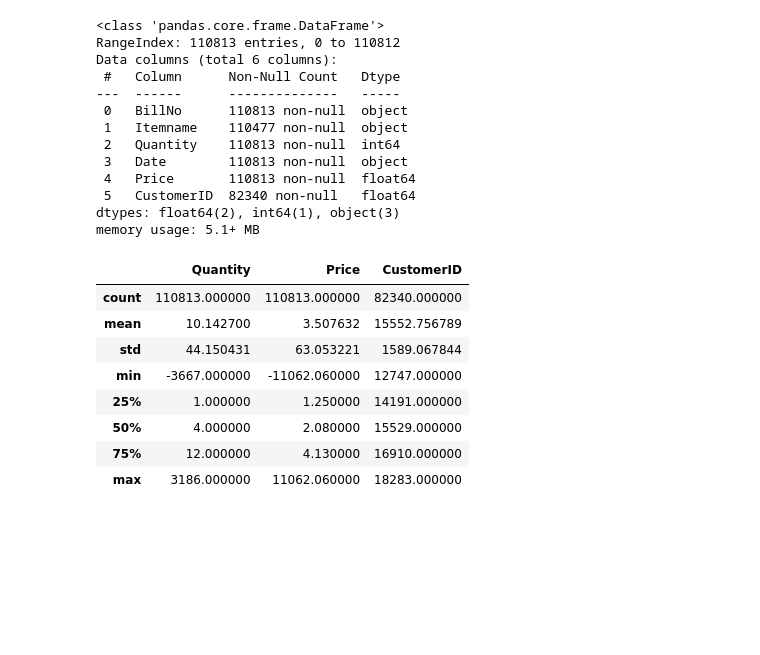
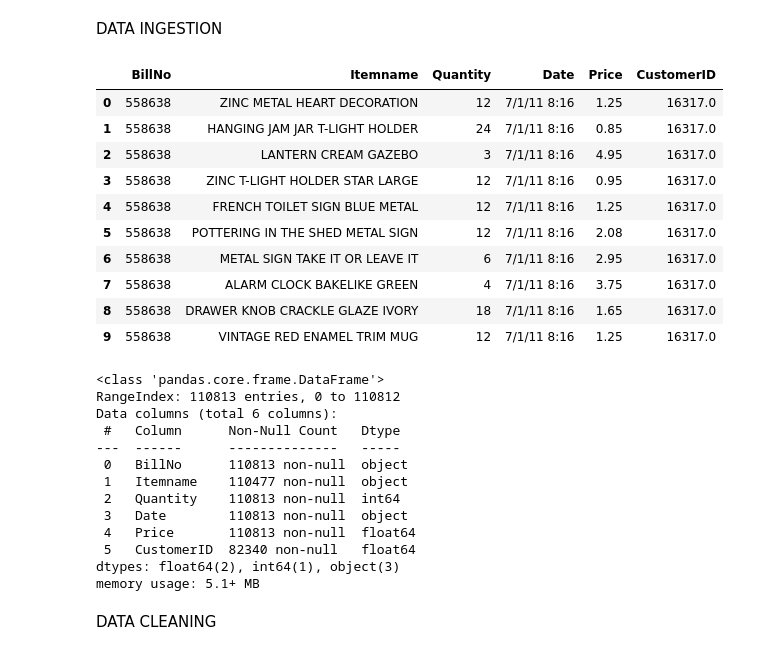
Before and after one commit to Kishor-Alagappan/Retail-Insights-Engine, a Jupyter notebook: main.ipynb, the cells around one changed output. Drawn from its saved outputs; the diff is of its cells as text; code cells hidden in the pictures; blank space fills up the shorter version.

```diff
--- a/main.ipynb
+++ b/main.ipynb
@@ -14,28 +0,0 @@ df.head()
-# %%
-df.info()
-# %% [output]
-<class 'pandas.core.frame.DataFrame'>
-RangeIndex: 110813 entries, 0 to 110812
-Data columns (total 6 columns):
- #   Column      Non-Null Count   Dtype
----  ------      --------------   -----
- 0   BillNo      110813 non-null  object
- 1   Itemname    110477 non-null  object
- 2   Quantity    110813 non-null  int64
- 3   Date        110813 non-null  object
- 4   Price       110813 non-null  float64
- 5   CustomerID  82340 non-null   float64
-dtypes: float64(2), int64(1), object(3)
-memory usage: 5.1+ MB
-# %%
-df.describe()
-# %% [output]
-|  | Quantity | Price | CustomerID |
-| count | 110813.000000 | 110813.000000 | 82340.000000 |
-| mean | 10.142700 | 3.507632 | 15552.756789 |
-| std | 44.150431 | 63.053221 | 1589.067844 |
-| min | -3667.000000 | -11062.060000 | 12747.000000 |
-| 25% | 1.000000 | 1.250000 | 14191.000000 |
-| 50% | 4.000000 | 2.080000 | 15529.000000 |
-| 75% | 12.000000 | 4.130000 | 16910.000000 |
-| max | 3186.000000 | 11062.060000 | 18283.000000 |
@@ -41,0 +12,39 @@ df.describe()
+# %% [markdown]
+DATA INGESTION
+# %%
+# Read the CSV file named "data.csv" into a Pandas dataframe and assign it to the variable 'df'
+df = pd.read_csv("data.csv")
+
+# Display the first 10 rows of the dataframe to provide an initial view of the data
+df.head(10)
+# %% [output]
+|  | BillNo | Itemname | Quantity | Date | Price | CustomerID |
+| 0 | 558638 | ZINC METAL HEART DECORATION | 12 | 7/1/11 8:16 | 1.25 | 16317.0 |
+| 1 | 558638 | HANGING JAM JAR T-LIGHT HOLDER | 24 | 7/1/11 8:16 | 0.85 | 16317.0 |
+| 2 | 558638 | LANTERN CREAM GAZEBO | 3 | 7/1/11 8:16 | 4.95 | 16317.0 |
+| 3 | 558638 | ZINC T-LIGHT HOLDER STAR LARGE | 12 | 7/1/11 8:16 | 0.95 | 16317.0 |
+| 4 | 558638 | FRENCH TOILET SIGN BLUE METAL | 12 | 7/1/11 8:16 | 1.25 | 16317.0 |
+| 5 | 558638 | POTTERING IN THE SHED METAL SIGN | 12 | 7/1/11 8:16 | 2.08 | 16317.0 |
+| 6 | 558638 | METAL SIGN TAKE IT OR LEAVE IT | 6 | 7/1/11 8:16 | 2.95 | 16317.0 |
+| 7 | 558638 | ALARM CLOCK BAKELIKE GREEN | 4 | 7/1/11 8:16 | 3.75 | 16317.0 |
+| 8 | 558638 | DRAWER KNOB CRACKLE GLAZE IVORY | 18 | 7/1/11 8:16 | 1.65 | 16317.0 |
+| 9 | 558638 | VINTAGE RED ENAMEL TRIM MUG | 12 | 7/1/11 8:16 | 1.25 | 16317.0 |
+# %%
+# Display information about the dataframe 'df'
+df.info()
+# %% [output]
+<class 'pandas.core.frame.DataFrame'>
+RangeIndex: 110813 entries, 0 to 110812
+Data columns (total 6 columns):
+ #   Column      Non-Null Count   Dtype
+---  ------      --------------   -----
+ 0   BillNo      110813 non-null  object
+ 1   Itemname    110477 non-null  object
+ 2   Quantity    110813 non-null  int64
+ 3   Date        110813 non-null  object
+ 4   Price       110813 non-null  float64
+ 5   CustomerID  82340 non-null   float64
+dtypes: float64(2), int64(1), object(3)
+memory usage: 5.1+ MB
+# %% [markdown]
+DATA CLEANING
```
Also changed, not shown: parts of 45 cells of this notebook, 1 other file.
